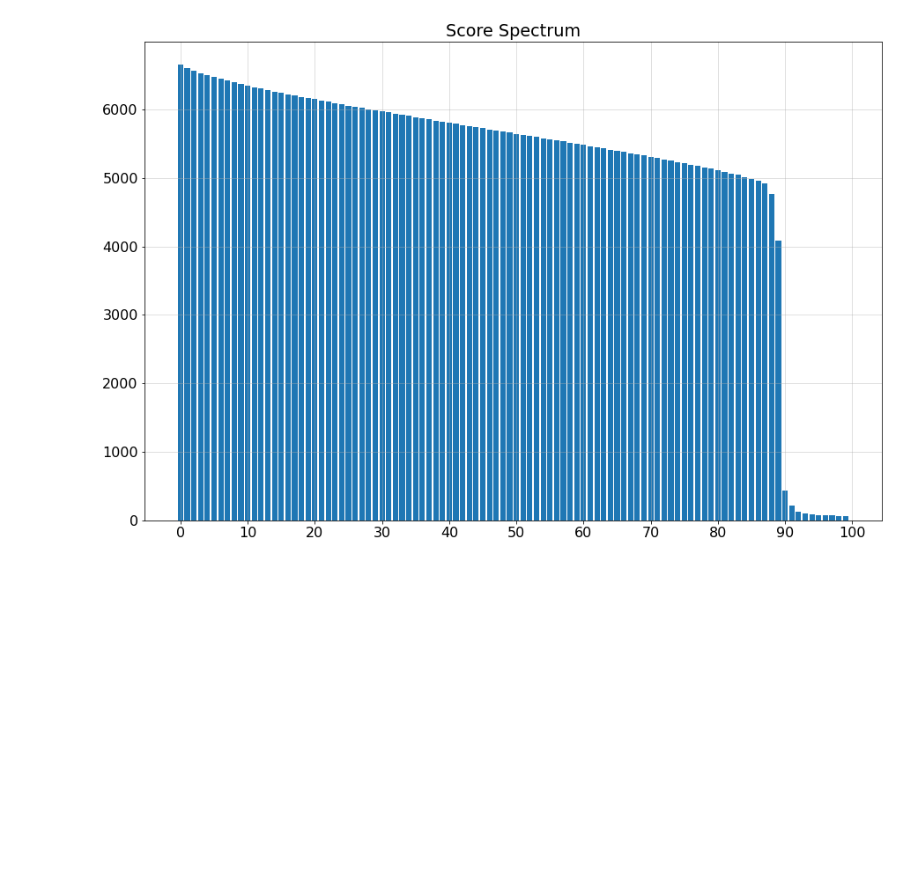
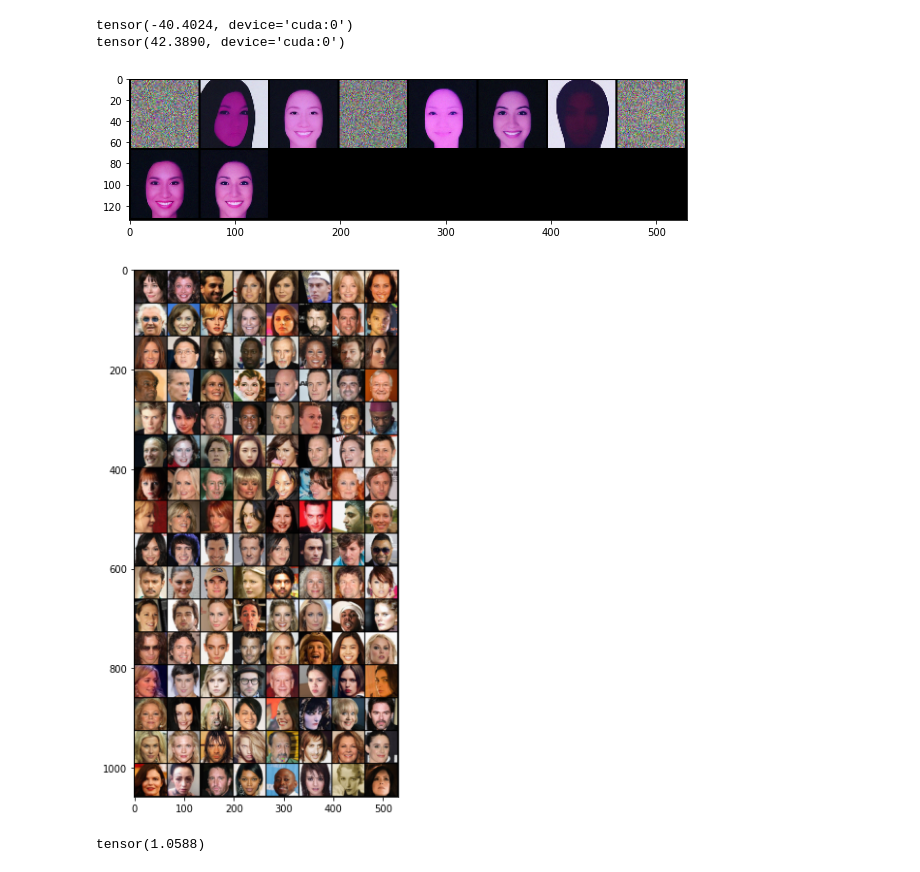
Before and after one commit to GBATZOLIS/conditional_score_diffusion, a Jupyter notebook: notebooks/sample_from_trained_celebA.ipynb, the cells around one changed output. Drawn from its saved outputs; the diff is of its cells as text; code cells hidden in the pictures; blank space fills up the shorter version.

```diff
--- a/notebooks/sample_from_trained_celebA.ipynb
+++ b/notebooks/sample_from_trained_celebA.ipynb
@@ -106,8 +39,0 @@ plt.show()
-# %%
-plt.rcParams.update({'font.size': 16})
-plt.figure(figsize=(15,10))
-plt.bar(list(range(len(difference))),probs)
-plt.grid(alpha=0.5)
-plt.title('Distribution')
-plt.xticks(np.arange(0, len(difference)+1, 10))
-plt.show()
@@ -116,10 +39,0 @@ plt.show()
-# %%
-sing_vals = singular_values[50]#(np.array(singular_values)).mean(axis=0)
-#difference = [sing_vals[i] - sing_vals[i-1] for i in range(1, len(sing_vals))]
-plt.rcParams.update({'font.size': 16})
-plt.figure(figsize=(15,10))
-plt.bar(list(range(len(sing_vals))),sing_vals)
-plt.grid(alpha=0.5)
-plt.title('Score Spectrum')
-plt.xticks(np.arange(0, len(sing_vals)+1, 10))
-plt.show()
@@ -128,5 +40,29 @@ plt.show()
-# %%
-from plot_utils import plot_spectrum
-plot_spectrum(singular_values)
-# %% [output]
-[figure, removed]
+# %%
+config.sampling.method = 'pc'
+config.sampling.predictor = 'reverse_diffusion'
+config.sampling.corrector = 'none'
+config.sampling.n_steps_each = 1
+config.sampling.noise_removal = True
+config.sampling.probability_flow = False
+config.sampling.snr = 0.075
+config.model.num_scales=1000
+
+samples = sample(config)
+# %%
+samples_normalized = samples
+print(samples.min())
+print(samples.max())
+#samples_normalized = (samples - samples.min())
+#samples_normalized = samples_normalized / samples_normalized.max()
+# %% [output]
+tensor(-40.4024, device='cuda:0')
+tensor(42.3890, device='cuda:0')
+# %%
+import torchvision
+from matplotlib import pyplot as plt
+grid_images = torchvision.utils.make_grid(samples_normalized.cpu(), normalize=True, scale_each=True)
+plt.figure(figsize=(10,10))
+plt.imshow(grid_images.permute(1,2,0))
+plt.show()
+# %% [output]
+[figure, added]
@@ -132,0 +76,12 @@ plot_spectrum(singular_values)
+# %%
+x = next(iter(train_dataloader))
+grid_images = torchvision.utils.make_grid(x.cpu(), normalize=True, scale_each=True)
+plt.figure(figsize=(10,10))
+plt.imshow(grid_images.permute(1,2,0))
+plt.show()
+# %% [output]
+[figure, added]
+# %%
+x.max()
+# %% [output]
+tensor(1.0588)
```
Also changed, not shown: parts of 16 cells of this notebook, 4 other files.
